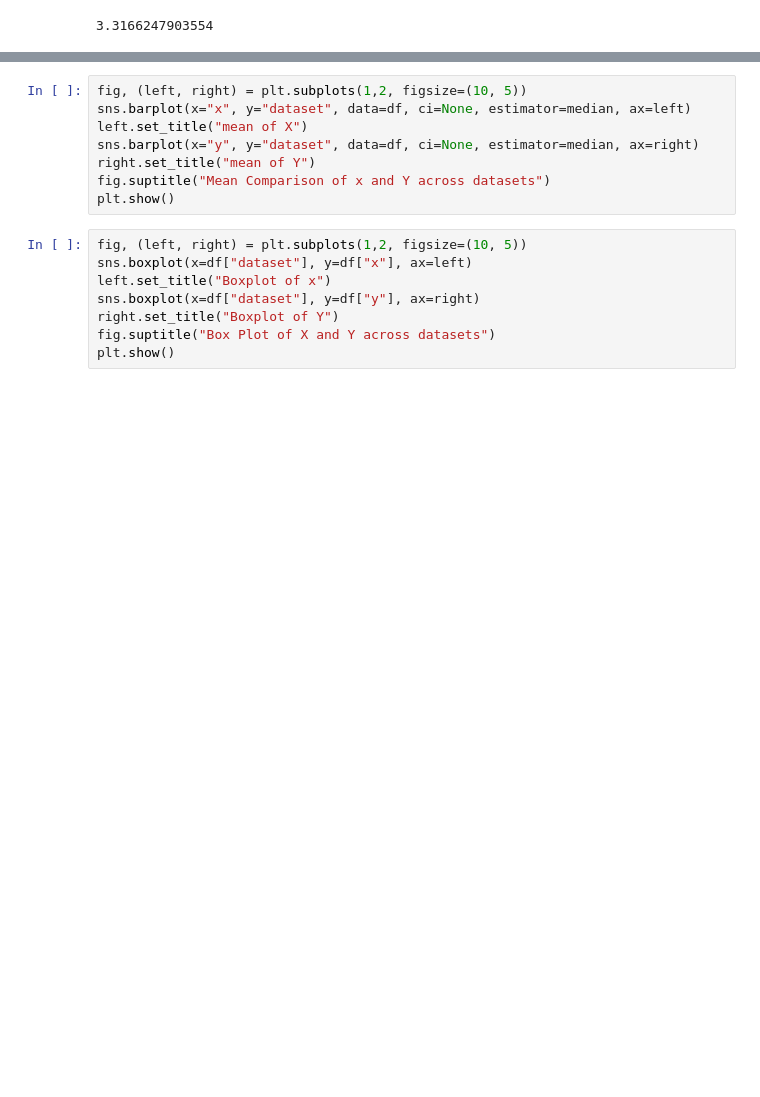
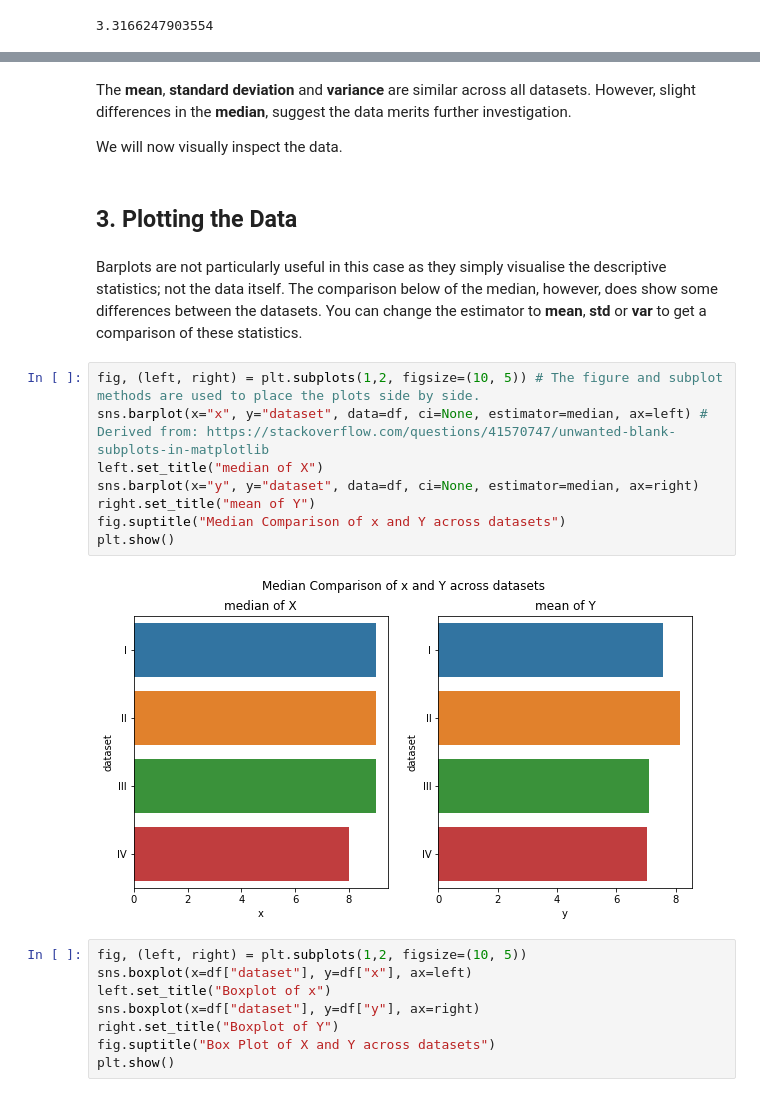
Before and after one commit to dermotkel/fundamentals-of-data-analysis-, a Jupyter notebook: Fundamentals of Data Analysis .ipynb, the cells around one changed output, grey strips where cells are left out. Saved outputs shown, nothing was run; the diff lists cells and outputs as text; blank space fills up the shorter version.

Commit message:
improved the barplot section

```diff
--- a/Fundamentals of Data Analysis .ipynb
+++ b/Fundamentals of Data Analysis .ipynb
@@ -310,11 +344,22 @@ display_html(Q1_styler._repr_html_() + Q2_styler._repr_html_()+Q3_styler._repr_h
+# %% [markdown]
+The **mean**, **standard deviation** and **variance** are similar across all datasets. However, slight differences in the **median**, suggest the data merits further investigation.
+
+We will now visually inspect the data.
+# %% [markdown]
+## 3. Plotting the Data
+# %% [markdown]
+Barplots are not particularly useful in this case as they simply visualise the descriptive statistics; not the data itself.
+The comparison below of the median, however, does show some differences between the datasets. You can change the estimator to **mean**, **std** or **var** to get a comparison of these statistics.
 # %%
-fig, (left, right) = plt.subplots(1,2, figsize=(10, 5))
-sns.barplot(x="x", y="dataset", data=df, ci=None, estimator=median, ax=left)
-left.set_title("mean of X")
+fig, (left, right) = plt.subplots(1,2, figsize=(10, 5)) # The figure and subplot methods are used to place the plots side by side.
+sns.barplot(x="x", y="dataset", data=df, ci=None, estimator=median, ax=left) # Derived from: https://stackoverflow.com/questions/41570747/unwanted-blank-subplots-in-matplotlib
+left.set_title("median of X")
 sns.barplot(x="y", y="dataset", data=df, ci=None, estimator=median, ax=right)
 right.set_title("mean of Y")
-fig.suptitle("Mean Comparison of x and Y across datasets")
+fig.suptitle("Median Comparison of x and Y across datasets")
 plt.show()
+# %% [output]
+[figure, added]
 # %%
 fig, (left, right) = plt.subplots(1,2, figsize=(10, 5))
 sns.boxplot(x=df["dataset"], y=df["x"], ax=left)
```
Also changed, not shown: parts of 15 cells of this notebook.
